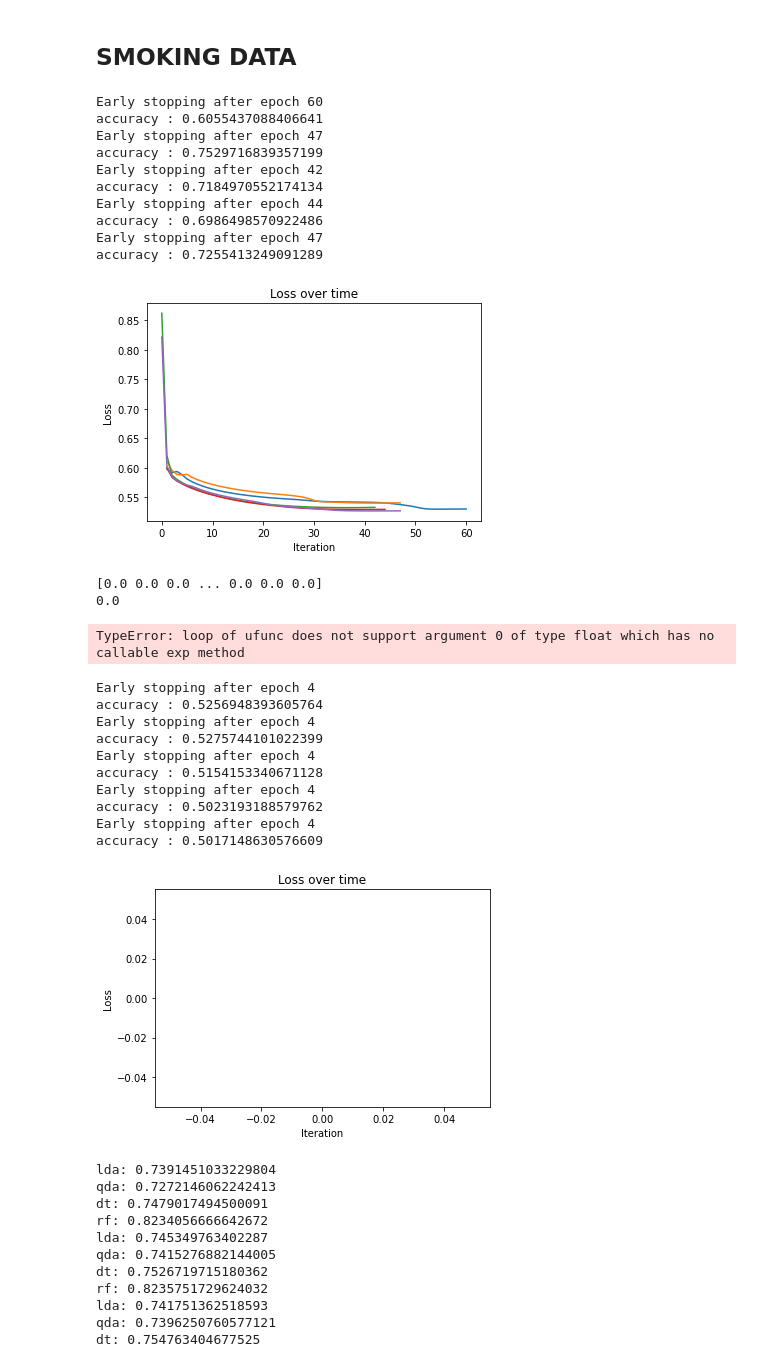
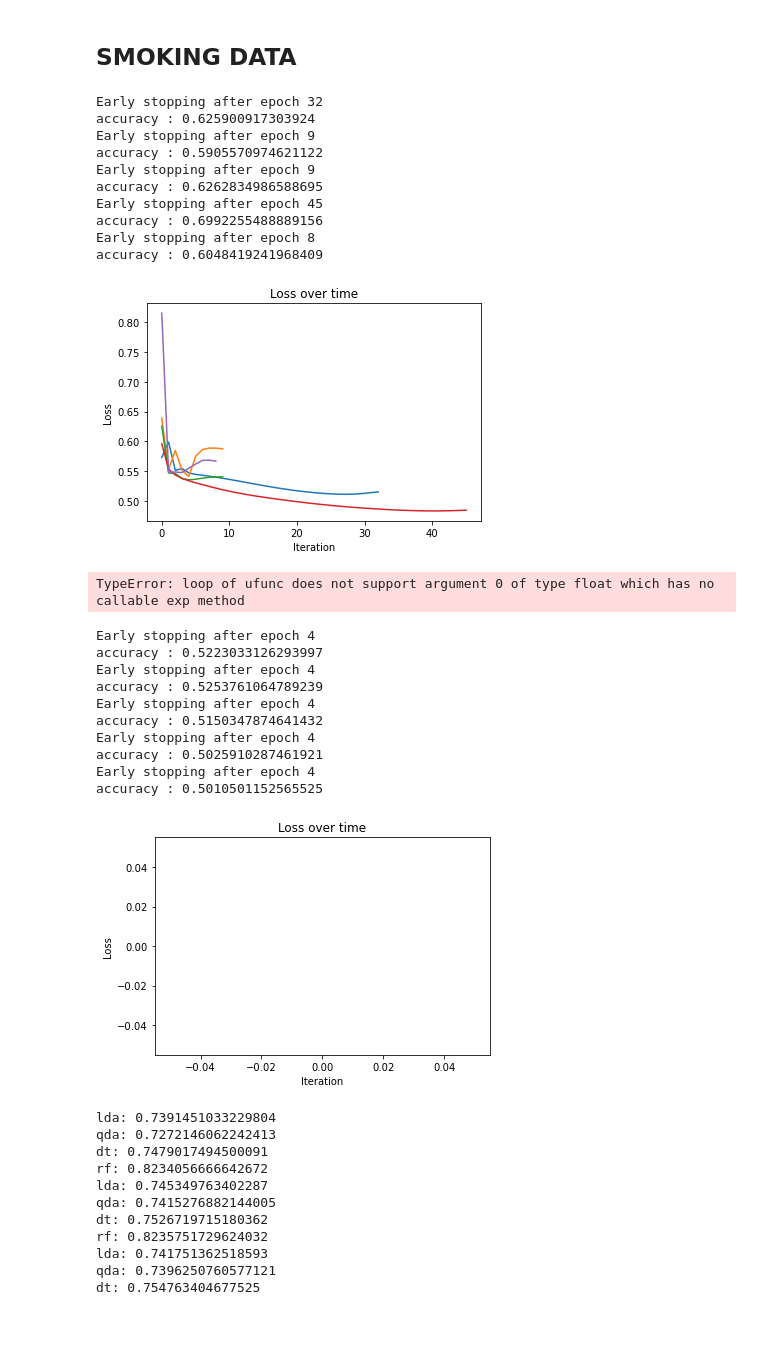
Before and after one commit to kozaka93/2024L-DSAdvancedML, a Jupyter notebook: projects/project1/group3/Narozniak_Czerwonski_Rucinski/src/my_results.ipynb, the cells around one changed output. Saved outputs shown, nothing was run; the diff lists cells and outputs as text; code cells hidden in the pictures; blank space fills up the shorter version.

```diff
--- a/projects/project1/group3/Narozniak_Czerwonski_Rucinski/src/my_results.ipynb
+++ b/projects/project1/group3/Narozniak_Czerwonski_Rucinski/src/my_results.ipynb
@@ -156,79 +157,80 @@ X[:,-1] = LabelEncoder().fit_transform(X[:,-1])
 # %%
 #ADAM
 splitting_seeds = [42, 43, 44, 45, 46]
 adam_accuracy = []
 for seed in splitting_seeds:
     X_train, X_test, y_train, y_test = train_test_split(X, y, test_size=0.2, random_state=seed)
+    X_val, X_test, y_val, y_test = train_test_split(X_test, y_test, test_size=0.2, random_state=seed)
     y_train = y_train.astype('int')
     y_test = y_test.astype('int')
 
     logistic_regression_model = LogisticRegression(input_dim=X_train.shape[1])
     adam_optimizer = AdamOptim(eta=0.001)
 
-    logistic_regression_model.train(X_train, y_train, optimizer=adam_optimizer, patience=5, epochs=500, batch_size=64)
+    logistic_regression_model.train(X_train, y_train, optimizer=adam_optimizer, patience=5, epochs=500, batch_size=64, X_val=X_val, y_val=y_val)
     y_pred = logistic_regression_model.predict(X_test)
     adam_accuracy.append(balanced_accuracy_score(y_test,y_pred.round()))
     print(f"accuracy : {balanced_accuracy_score(y_test,y_pred.round())}")
     logistic_regression_model.plot_loss()
 # %% [output]
-Early stopping after epoch 60
-accuracy : 0.6055437088406641
-Early stopping after epoch 47
-accuracy : 0.7529716839357199
-Early stopping after epoch 42
-accuracy : 0.7184970552174134
-Early stopping after epoch 44
-accuracy : 0.6986498570922486
-Early stopping after epoch 47
-accuracy : 0.7255413249091289
+Early stopping after epoch 32
+accuracy : 0.625900917303924
+Early stopping after epoch 9
+accuracy : 0.5905570974621122
+Early stopping after epoch 9
+accuracy : 0.6262834986588695
+Early stopping after epoch 45
+accuracy : 0.6992255488889156
+Early stopping after epoch 8
+accuracy : 0.6048419241968409
-[figure, old version]
+[figure, new version]
 # %%
 #IRLS
 splitting_seeds = [42, 43, 44, 45, 46]
 irls_accuracy = []
 for seed in splitting_seeds:
     X_train, X_test, y_train, y_test = train_test_split(X, y, test_size=0.2, random_state=seed)
+    X_val, X_test, y_val, y_test = train_test_split(X_test, y_test, test_size=0.2, random_state=seed)
     y_train = y_train.astype('int')
     y_test = y_test.astype('int')
     logistic_regression_model = LogisticRegression(input_dim=X_train.shape[1])
     irls_optimizer = IRLS()
 
-    logistic_regression_model.train(X_train, y_train, optimizer=irls_optimizer, patience=5, epochs=500, batch_size=64)
+    logistic_regression_model.train(X_train, y_train, optimizer=irls_optimizer, patience=5, epochs=500, batch_size=64, X_val=X_val, y_val=y_val)
     y_pred = logistic_regression_model.predict(X_test)
     irls_accuracy.append(balanced_accuracy_score(y_test,y_pred.round()))
     print(f"accuracy : {balanced_accuracy_score(y_test,y_pred.round())}")
     logistic_regression_model.plot_loss()
 # %% [output]
-[0.0 0.0 0.0 ... 0.0 0.0 0.0]
-0.0
+TypeError: loop of ufunc does not support argument 0 of type float which has no callable exp method
-TypeError: loop of ufunc does not support argument 0 of type float which has no callable exp method
 # %%
 #SGD
 splitting_seeds = [42, 43, 44, 45, 46]
 sgd_accuracy = []
 for seed in splitting_seeds:
     X_train, X_test, y_train, y_test = train_test_split(X, y, test_size=0.2, random_state=seed)
+    X_val, X_test, y_val, y_test = train_test_split(X_test, y_test, test_size=0.2, random_state=seed)
     y_train = y_train.astype('int')
     y_test = y_test.astype('int')
     logistic_regression_model = LogisticRegression(input_dim=X_train.shape[1])
     sgd_optimizer = SGD(eta=0.01)
 
-    logistic_regression_model.train(X_train, y_train, optimizer=sgd_optimizer, patience=5, epochs=500, batch_size=8)
+    logistic_regression_model.train(X_train, y_train, optimizer=sgd_optimizer, patience=5, epochs=500, batch_size=8, X_val=X_val, y_val=y_val)
     y_pred = logistic_regression_model.predict(X_test)
     sgd_accuracy.append(balanced_accuracy_score(y_test,y_pred.round()))
     print(f"accuracy : {balanced_accuracy_score(y_test,y_pred.round())}")
     logistic_regression_model.plot_loss()
 # %% [output]
 Early stopping after epoch 4
-accuracy : 0.5256948393605764
+accuracy : 0.5223033126293997
 Early stopping after epoch 4
-accuracy : 0.5275744101022399
+accuracy : 0.5253761064789239
 Early stopping after epoch 4
-accuracy : 0.5154153340671128
+accuracy : 0.5150347874641432
 Early stopping after epoch 4
-accuracy : 0.5023193188579762
+accuracy : 0.5025910287461921
 Early stopping after epoch 4
-accuracy : 0.5017148630576609
+accuracy : 0.5010501152565525
 [figure]
 # %%
 # Comparison Models
```
Also changed, not shown: parts of 10 cells of this notebook, 2 other files.
